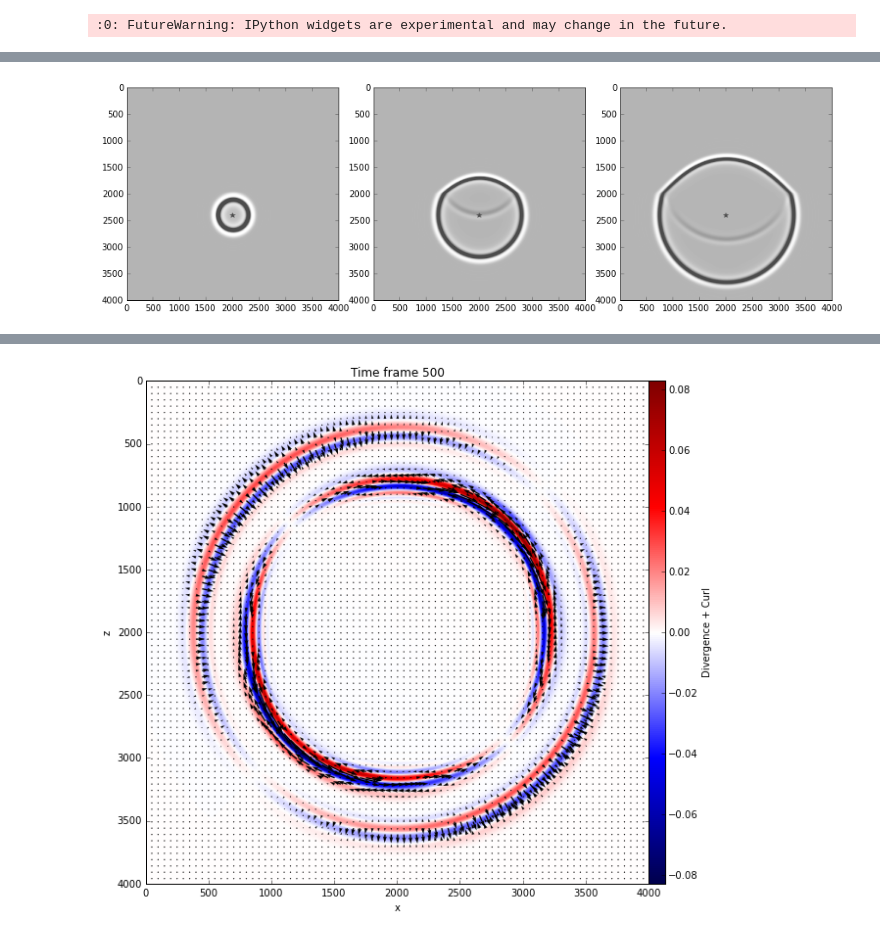
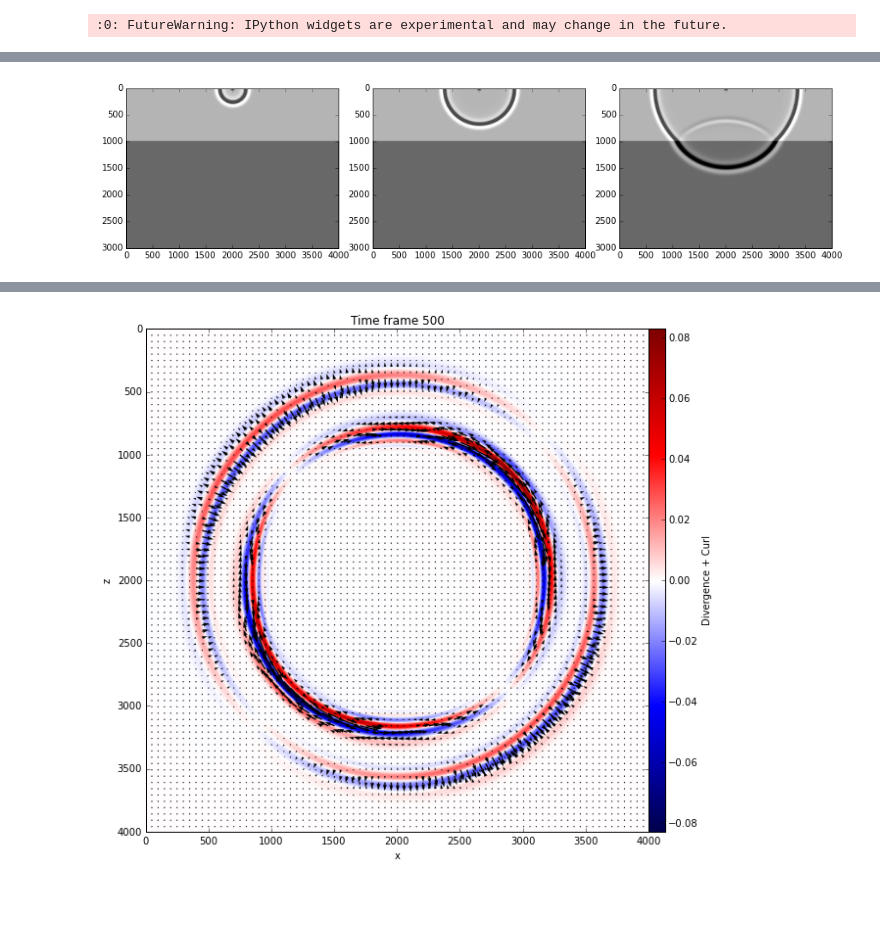
Before and after one commit to leouieda/geofisica2, a Jupyter notebook: notebooks/ondas-sismicas.ipynb, the cells around one changed output, grey strips where cells are left out. Saved outputs shown, nothing was run; the diff lists cells and outputs as text; code cells hidden in the pictures; blank space fills up the shorter version.

```diff
--- a/notebooks/ondas-sismicas.ipynb
+++ b/notebooks/ondas-sismicas.ipynb
@@ -15,9 +42,6 @@ fatiando.__version__
 # %%
-shape = (400, 400)
+shape = (300, 400)
 spacing = 10
 extent = [0, shape[1]*spacing, shape[0]*spacing, 0]
-dens = np.ones(shape)*2200
-vs = np.ones(shape)*3000
-l1 = 200
-dens[l1:,:] = 2400
-vs[l1:,:] = 4000
+velocidade = np.ones(shape)*3000
+densidade = np.ones(shape)*2200
@@ -23,0 +79,6 @@ vs[l1:,:] = 4000
+# %%
+densidade = np.ones(shape)*2200
+velocidade = np.ones(shape)*3000
+l1 = 100
+densidade[l1:,:] = 2400
+velocidade[l1:,:] = 4000
@@ -24,3 +87,3 @@ vs[l1:,:] = 4000
 # %%
-sim1 = ElasticSH(vs, dens, spacing=spacing, taper=0.005)
-sim1.add_point_source((3*shape[0]//5, shape[1]//2), Ricker(5, 20, 1/20))
+sim2 = ElasticSH(velocidade, densidade, spacing=spacing, taper=0.005)
+sim2.add_point_source((0, shape[1]//2), Ricker(5, 20, 1/20))
@@ -34,0 +92,2 @@ sim1.explore()
+# %%
+sim2.run(600)
@@ -35,14 +107,14 @@ sim1.explore()
 # %%
 fig, axes = mpl.subplots(1, 3)
-for f, ax in zip([138, 275, 406], axes):
-    frame = sim1[f,:,:]
+for f, ax in zip([150, 300, 550], axes):
+    frame = sim2[f,:,:]
     ranges = 0.5*np.abs([frame.min(), frame.max()]).max()
-    ax.imshow(vs, extent=extent, alpha=0.3, zorder=100000, cmap=mpl.cm.Greys)
+    ax.imshow(velocidade, extent=extent, alpha=0.3, zorder=100000, cmap=mpl.cm.Greys)
     ax.imshow(frame, extent=extent, cmap=mpl.cm.Greys, vmin=-ranges, vmax=ranges)
-    ax.plot(spacing*sim1.sources[0][0][1], spacing*sim1.sources[0][0][0], '*k')
+    ax.plot(spacing*sim2.sources[0][0][1], spacing*sim2.sources[0][0][0], '*k')
 ax.set_xlim(extent[:2])
-fig.set_size_inches(12, 4)
+fig.set_size_inches(12, 3.5)
 fig.tight_layout(pad=0)
 fig.savefig('../_static/img/ondas-sismicas-tarefa-raios.png')
 # %% [output]
-[figure, old version]
+[figure, new version]
```
Also changed, not shown: parts of 28 cells of this notebook, 1 other file.
